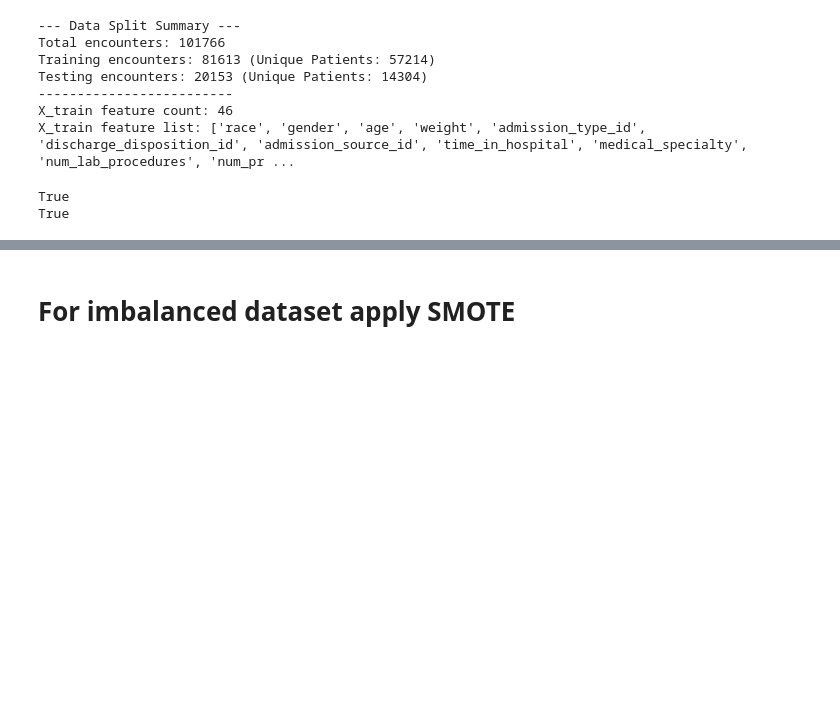
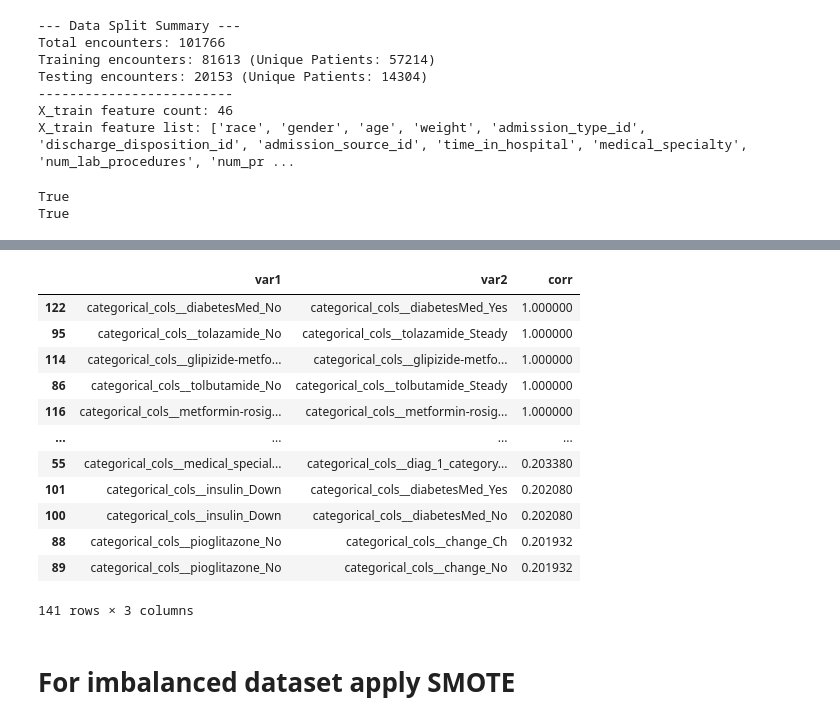
Before and after one commit to itigupta2429/Diabetes_classification_project, a Jupyter notebook: Notebooks/02_modelling_V2.ipynb, the cells around one changed output, grey strips where cells are left out. Saved outputs shown, nothing was run; the diff lists cells and outputs as text; code cells hidden in the pictures; blank space fills up the shorter version.

```diff
--- a/Notebooks/02_modelling_V2.ipynb
+++ b/Notebooks/02_modelling_V2.ipynb
@@ -330,3 +513,43 @@ Confusion Matrix:
+# %%
+import pandas as pd
+import numpy as np
+
+# 1. Transform and Create DataFrame
+X_train_df_processed = pd.DataFrame(
+    preprocess.fit_transform(X_train),
+    columns=preprocess.get_feature_names_out()
+)
+
+# 2. Calculate Absolute Correlation and Filter (Threshold: 0.7)
+corr_abs = X_train_df_processed.corr().abs()
+THRESHOLD = 0.2
+np.fill_diagonal(corr_abs.values, 0)
+
+high_pairs = []
+cols = corr_abs.columns
+
+for i in range(len(cols)):
+    for j in range(i+1, len(cols)):
+        val = corr_abs.iloc[i, j]
+        if val >= THRESHOLD:
+            high_pairs.append((cols[i], cols[j], val))
+
+high_corr_df = pd.DataFrame(high_pairs, columns=["var1","var2","corr"])
+high_corr_df.sort_values("corr", ascending=False)
+# %% [output]
+|  | var1 | var2 | corr |
+| 122 | categorical_cols__diabetesMed_No | categorical_cols__diabetesMed_Yes | 1.000000 |
+| 95 | categorical_cols__tolazamide_No | categorical_cols__tolazamide_Steady | 1.000000 |
+| 114 | categorical_cols__glipizide-metfo... | categorical_cols__glipizide-metfo... | 1.000000 |
+| 86 | categorical_cols__tolbutamide_No | categorical_cols__tolbutamide_Steady | 1.000000 |
+| 116 | categorical_cols__metformin-rosig... | categorical_cols__metformin-rosig... | 1.000000 |
+| ... | ... | ... | ... |
+| 55 | categorical_cols__medical_special... | categorical_cols__diag_1_category... | 0.203380 |
+| 101 | categorical_cols__insulin_Down | categorical_cols__diabetesMed_Yes | 0.202080 |
+| 100 | categorical_cols__insulin_Down | categorical_cols__diabetesMed_No | 0.202080 |
+| 88 | categorical_cols__pioglitazone_No | categorical_cols__change_Ch | 0.201932 |
+| 89 | categorical_cols__pioglitazone_No | categorical_cols__change_No | 0.201932 |
+141 rows × 3 columns
 # %% [markdown]
 # For imbalanced dataset apply SMOTE
 # %%
```
Also changed, not shown: parts of 10 cells of this notebook, 3 other files.
